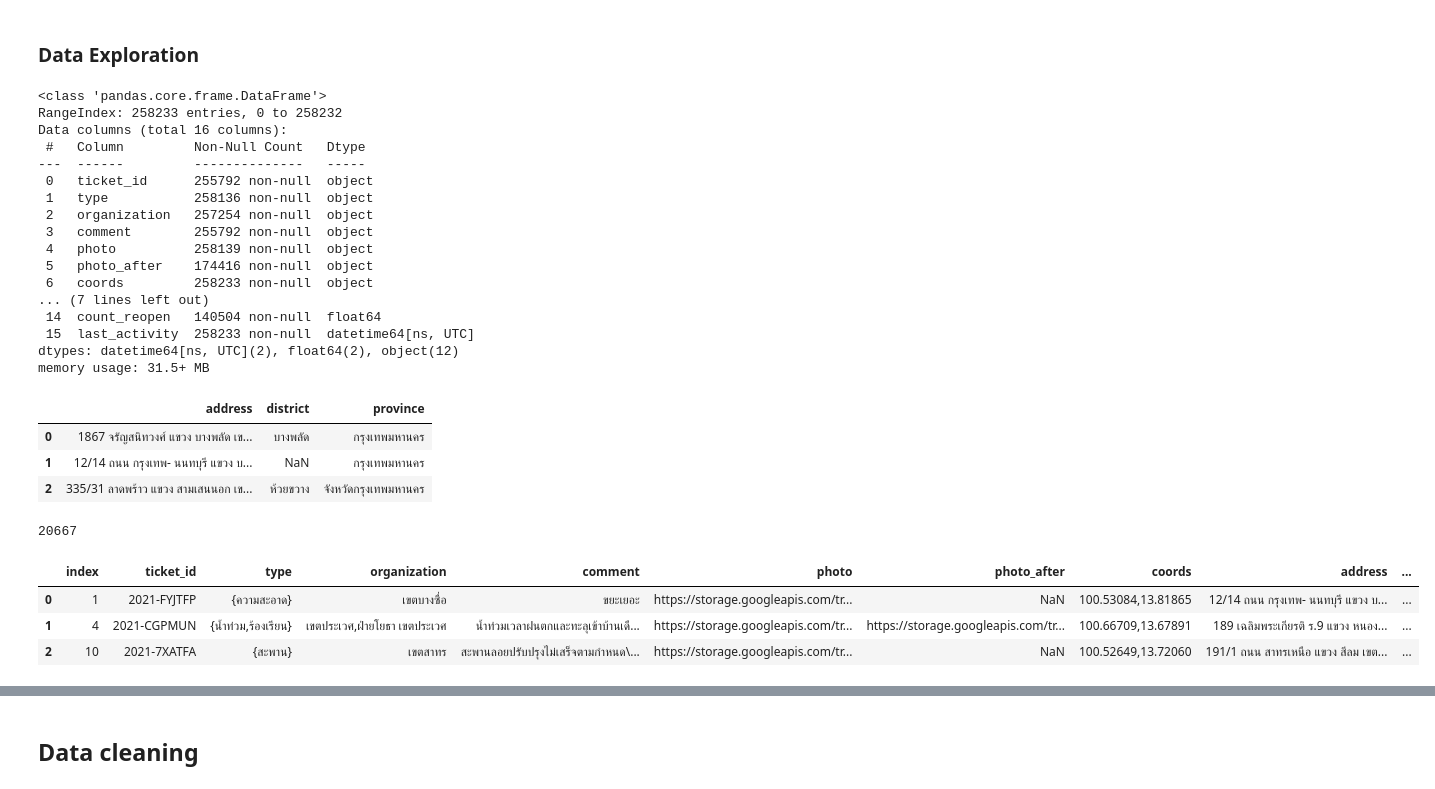
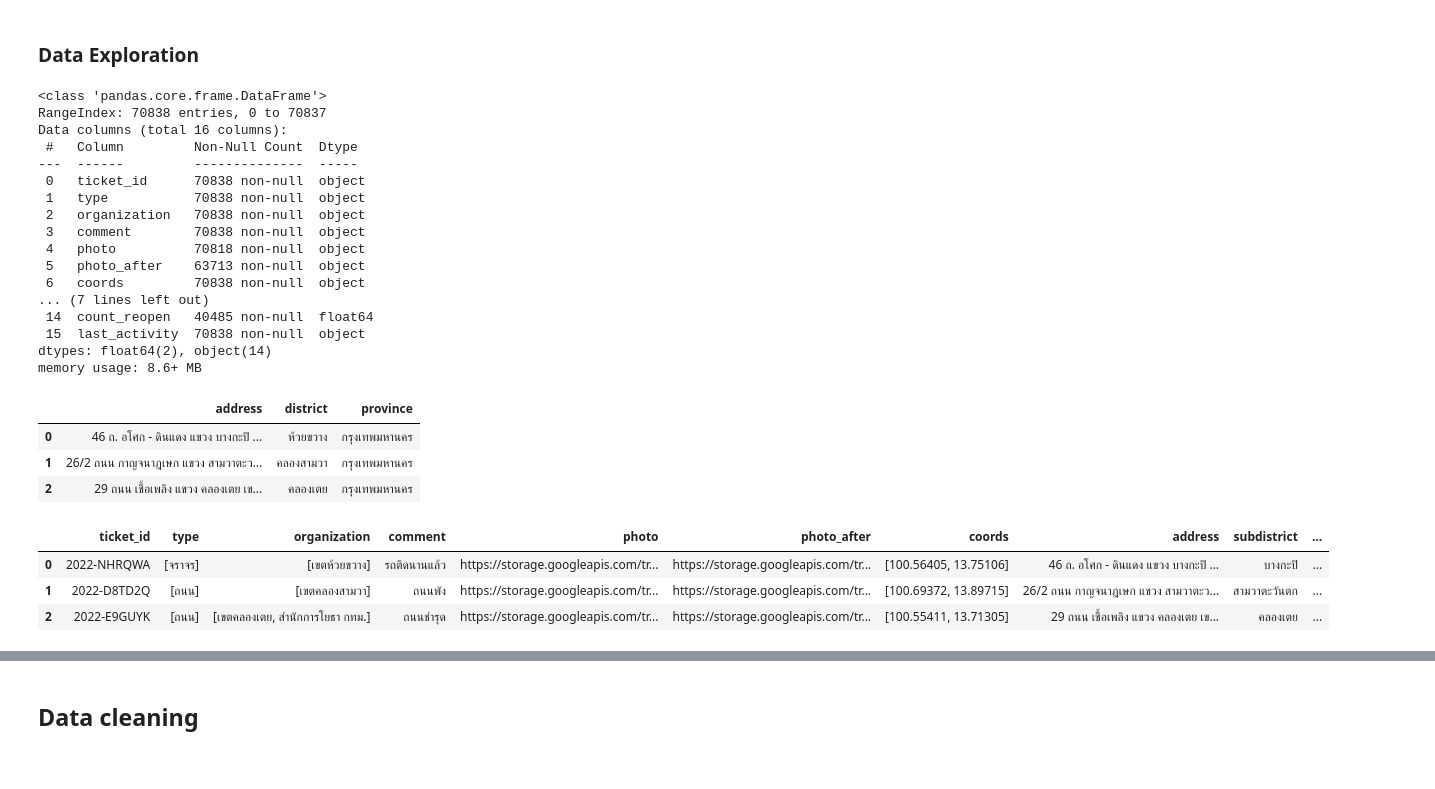
Before and after one commit to data-science-project-imaginary-data/Hour_spend_prediction, a Jupyter notebook: Traffyfondue_analysis.ipynb, the cells around one changed output, grey strips where cells are left out. Drawn from its saved outputs; the diff is of its cells as text; code cells hidden in the pictures.

Commit message:
update data preparation and feature engineering pipline

```diff
--- a/Traffyfondue_analysis.ipynb
+++ b/Traffyfondue_analysis.ipynb
@@ -26,0 +20,27 @@ bangkok_traffy = pd.read_csv("bangkok_traffy.csv", parse_dates=["timestamp", "la
+# %%
+load_dotenv()
+
+try:
+    username = urllib.parse.quote_plus(os.getenv('MONGO_USERNAME'))
+    password = urllib.parse.quote_plus(os.getenv('MONGO_PASSWORD'))
+    host = os.getenv('MONGO_HOST')
+except TypeError:
+    print('Please set environment variables first!')
+    raise TypeError
+
+myClient = MongoClient(f'mongodb+srv://{username}:{password}@{host}/?retryWrites=true&w=majority')
+# %%
+def read_mongo(db, collection, query={}, no_id=True):
+    mydb = myClient[db]
+    col = mydb[collection]
+
+    cursor = col.find()
+    raw_df =  pd.DataFrame(list(cursor))
+
+    # Delete the _id
+    if no_id:
+        del raw_df['_id']
+
+    return raw_df
+# %%
+raw_df = read_mongo('myDB', 'data')
@@ -27,29 +54,29 @@ bangkok_traffy = pd.read_csv("bangkok_traffy.csv", parse_dates=["timestamp", "la
 # %% [markdown]
 ### Data Exploration
 # %%
-bangkok_traffy.info()
+raw_df.info()
 # %% [output]
 <class 'pandas.core.frame.DataFrame'>
-RangeIndex: 258233 entries, 0 to 258232
+RangeIndex: 70838 entries, 0 to 70837
 Data columns (total 16 columns):
- #   Column         Non-Null Count   Dtype
----  ------         --------------   -----
- 0   ticket_id      255792 non-null  object
- 1   type           258136 non-null  object
- 2   organization   257254 non-null  object
- 3   comment        255792 non-null  object
- 4   photo          258139 non-null  object
- 5   photo_after    174416 non-null  object
- 6   coords         258233 non-null  object
+ #   Column         Non-Null Count  Dtype
+---  ------         --------------  -----
+ 0   ticket_id      70838 non-null  object
+ 1   type           70838 non-null  object
+ 2   organization   70838 non-null  object
+ 3   comment        70838 non-null  object
+ 4   photo          70818 non-null  object
+ 5   photo_after    63713 non-null  object
+ 6   coords         70838 non-null  object
 ... (7 lines left out)
- 14  count_reopen   140504 non-null  float64
- 15  last_activity  258233 non-null  datetime64[ns, UTC]
-dtypes: datetime64[ns, UTC](2), float64(2), object(12)
-memory usage: 31.5+ MB
+ 14  count_reopen   40485 non-null  float64
+ 15  last_activity  70838 non-null  object
+dtypes: float64(2), object(14)
+memory usage: 8.6+ MB
 # %%
-bangkok_traffy[['address', 'district', 'province']].head(3)
+raw_df[['address', 'district', 'province']].head(3)
 # %% [output]
 |  | address | district | province |
-| 0 | 1867 จรัญสนิทวงศ์ แขวง บางพลัด เข... | บางพลัด | กรุงเทพมหานคร |
-| 1 | 12/14 ถนน กรุงเทพ- นนทบุรี แขวง บ... | NaN | กรุงเทพมหานคร |
-| 2 | 335/31 ลาดพร้าว แขวง สามเสนนอก เข... | ห้วยขวาง | จังหวัดกรุงเทพมหานคร |
+| 0 | 46 ถ. อโศก - ดินแดง แขวง บางกะปิ ... | ห้วยขวาง | กรุงเทพมหานคร |
+| 1 | 26/2 ถนน กาญจนาฎเษก แขวง สามวาตะว... | คลองสามวา | กรุงเทพมหานคร |
+| 2 | 29 ถนน เชื้อเพลิง แขวง คลองเตย เข... | คลองเตย | กรุงเทพมหานคร |
@@ -59,12 +83,8 @@ finish_df = finish_df.reset_index()
-# %%
-display(finish_df['organization'].nunique())
-# %% [output]
-20667
 # %%
-finish_df.head(3)
+raw_df.head(3)
 # %% [output]
-|  | index | ticket_id | type | organization | comment | photo | photo_after | coords | address | ... |
-| 0 | 1 | 2021-FYJTFP | {ความสะอาด} | เขตบางซื่อ | ขยะเยอะ | https://storage.googleapis.com/tr... | NaN | 100.53084,13.81865 | 12/14 ถนน กรุงเทพ- นนทบุรี แขวง บ... | ... |
-| 1 | 4 | 2021-CGPMUN | {น้ำท่วม,ร้องเรียน} | เขตประเวศ,ฝ่ายโยธา เขตประเวศ | น้ำท่วมเวลาฝนตกและทะลุเข้าบ้านเดื... | https://storage.googleapis.com/tr... | https://storage.googleapis.com/tr... | 100.66709,13.67891 | 189 เฉลิมพระเกียรติ ร.9 แขวง หนอง... | ... |
-| 2 | 10 | 2021-7XATFA | {สะพาน} | เขตสาทร | สะพานลอยปรับปรุงไม่เสร็จตามกำหนด\... | https://storage.googleapis.com/tr... | NaN | 100.52649,13.72060 | 191/1 ถนน สาทรเหนือ แขวง สีลม เขต... | ... |
+|  | ticket_id | type | organization | comment | photo | photo_after | coords | address | subdistrict | ... |
+| 0 | 2022-NHRQWA | [จราจร] | [เขตห้วยขวาง] | รถติดนานแล้ว | https://storage.googleapis.com/tr... | https://storage.googleapis.com/tr... | [100.56405, 13.75106] | 46 ถ. อโศก - ดินแดง แขวง บางกะปิ ... | บางกะปิ | ... |
+| 1 | 2022-D8TD2Q | [ถนน] | [เขตคลองสามวา] | ถนนพัง | https://storage.googleapis.com/tr... | https://storage.googleapis.com/tr... | [100.69372, 13.89715] | 26/2 ถนน กาญจนาฎเษก แขวง สามวาตะว... | สามวาตะวันตก | ... |
+| 2 | 2022-E9GUYK | [ถนน] | [เขตคลองเตย, สำนักการโยธา กทม.] | ถนนชำรุด | https://storage.googleapis.com/tr... | https://storage.googleapis.com/tr... | [100.55411, 13.71305] | 29 ถนน เชื้อเพลิง แขวง คลองเตย เข... | คลองเตย | ... |
 # %%
```
Also changed, not shown: parts of 83 cells of this notebook.
